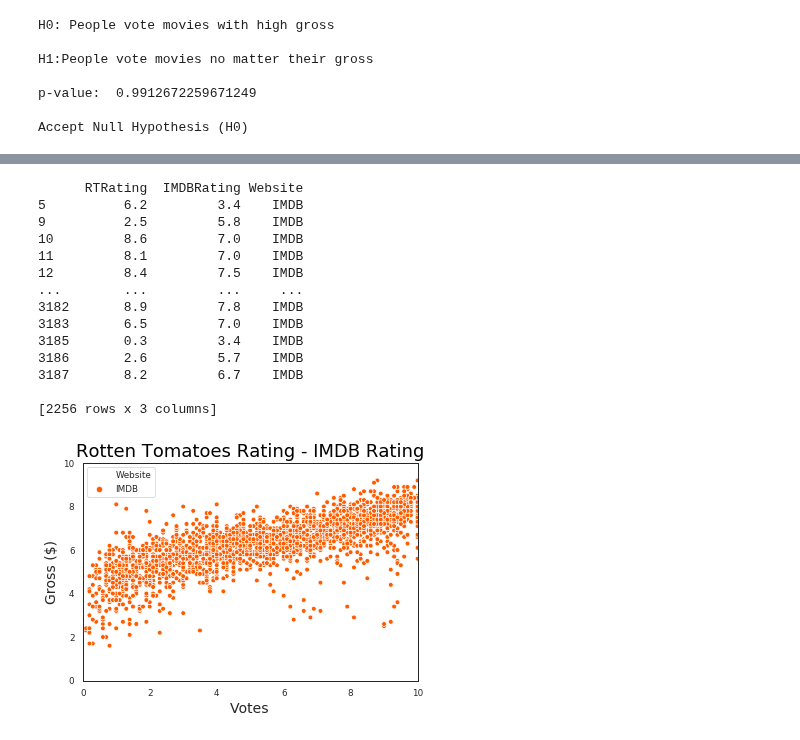
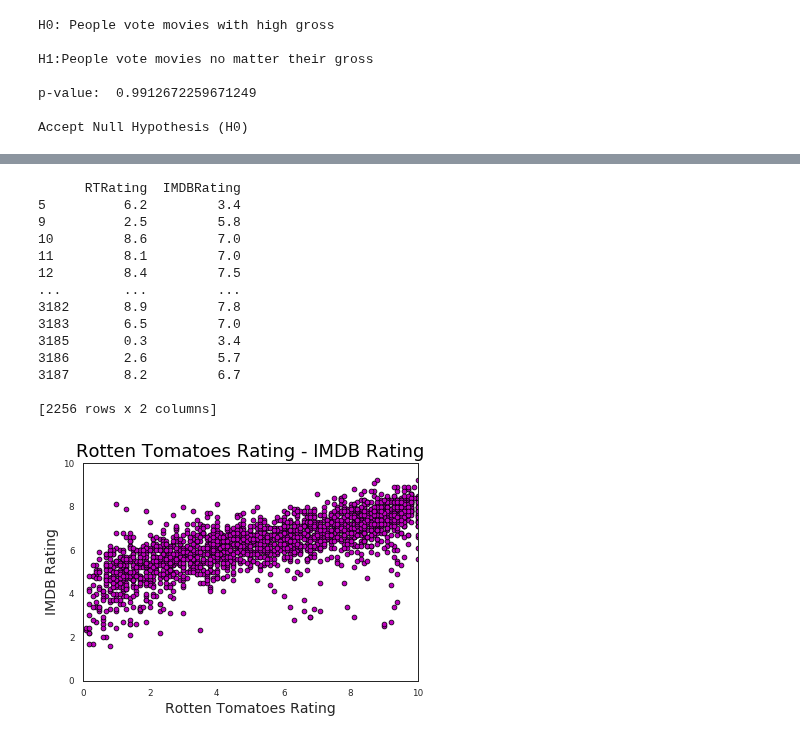
Before and after one commit to ioannapap/movies_data-mining_analysis, a Jupyter notebook: movies_analysis.ipynb, the cells around one changed output, grey strips where cells are left out. Drawn from its saved outputs; the diff is of its cells as text; code cells hidden in the pictures.

```diff
--- a/movies_analysis.ipynb
+++ b/movies_analysis.ipynb
@@ -340,36 +311,34 @@ print(imdbr_df)
 # %%
 #concatenating RTRating with IMDBRating into one DataFrame
-rtr_imdbr_df = pd.concat([rtr_df, imdbr_df], axis =1)
+rtr_imdbr_df = pd.concat([pd.DataFrame(rtr), pd.DataFrame(imdbr)], axis =1)
 rtr_imdbr_df.dropna(inplace=True)
-rtr_imdbr_df.drop(columns=['Rating Website'], inplace=True)
 print(rtr_imdbr_df)
 # %% [output]
-      RTRating  IMDBRating Website
-5          6.2         3.4    IMDB
-9          2.5         5.8    IMDB
-10         8.6         7.0    IMDB
-11         8.1         7.0    IMDB
-12         8.4         7.5    IMDB
-...        ...         ...     ...
-3182       8.9         7.8    IMDB
-3183       6.5         7.0    IMDB
-3185       0.3         3.4    IMDB
-3186       2.6         5.7    IMDB
-3187       8.2         6.7    IMDB
+      RTRating  IMDBRating
+5          6.2         3.4
+9          2.5         5.8
+10         8.6         7.0
+11         8.1         7.0
+12         8.4         7.5
+...        ...         ...
+3182       8.9         7.8
+3183       6.5         7.0
+3185       0.3         3.4
+3186       2.6         5.7
+3187       8.2         6.7
 
-[2256 rows x 3 columns]
+[2256 rows x 2 columns]
 # %%
 #making RTRating and IMDBRating Scatterplot
-sns.set_palette(sns.color_palette(colors))
 
-sns.scatterplot(x = 'RTRating', y='IMDBRating', data = rtr_imdbr_df, palette = 'hot', hue = 'Website')
+sns.scatterplot(x = 'RTRating', y='IMDBRating', data = rtr_imdbr_df, facecolor = 'm', edgecolor = 'black')
 
 plt.title('Rotten Tomatoes Rating - IMDB Rating',color = 'black', fontsize = 18)
 plt.xlim(0,10)
 plt.ylim(0,10)
-plt.xlabel('Votes', fontsize = 14)
-plt.ylabel('Gross ($)', fontsize = 14)
+plt.xlabel('Rotten Tomatoes Rating', fontsize = 14)
+plt.ylabel('IMDB Rating', fontsize = 14)
 
 plt.savefig('RTR_IMDB_Ratings_Scatterplot.png')
 # %% [output]
-[figure, old version]
+[figure, new version]
```
Also changed, not shown: parts of 1 cell of this notebook, 1 other file.
